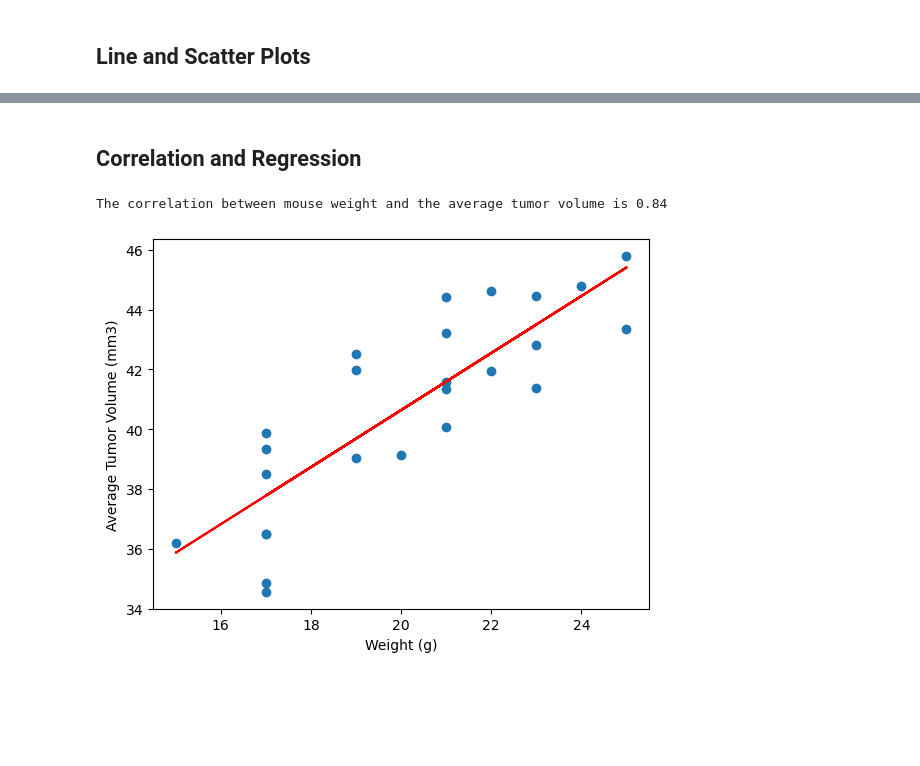
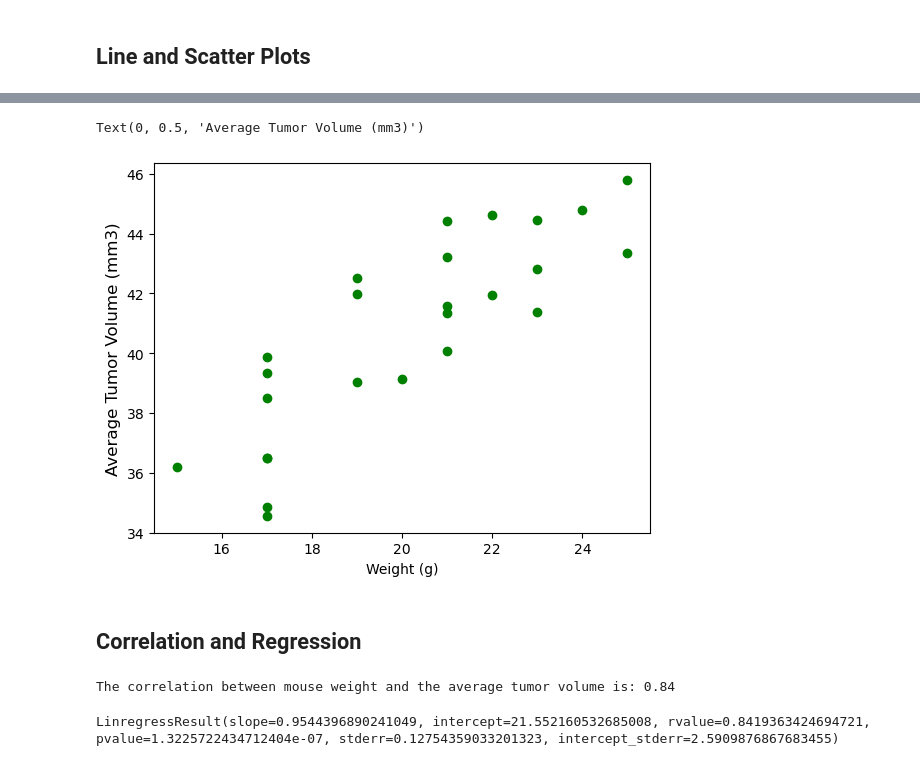
Before and after one commit to AdrianD1021/pymaceuticals, a Jupyter notebook: Starter_Code/Pymaceuticals/pymaceuticals_starter.ipynb, the cells around one changed output, grey strips where cells are left out. Drawn from its saved outputs; the diff is of its cells as text; code cells hidden in the pictures; blank space fills up the shorter version.

```diff
--- a/Starter_Code/Pymaceuticals/pymaceuticals_starter.ipynb
+++ b/Starter_Code/Pymaceuticals/pymaceuticals_starter.ipynb
@@ -478,8 +474,36 @@ Text(0, 0.5, 'Tumor Volume (mm3)')
+# %%
+# Generate a scatter plot of mouse weight vs. the average observed tumor volume for the entire Capomulin regimen
+
+#fig1,ax1=plt.subplots(figsize=(15,10))
+Avg_Capo_VolY=Capomulin.groupby('Mouse ID').mean(numeric_only=True)['Tumor Volume (mm3)']
+Avg_Capo_VolX=Capomulin.groupby('Mouse ID').mean(numeric_only=True)['Weight (g)']
+#Avg_Capo_Vol.mean(numeric_only=True)
+#Avg_Capo_Vol.head(10)
+#Capomulin.groupby(['Mouse ID'])['Weight (g)'].mean()
+
+Avg_Capo_VolX.head()
+Avg_Capo_VolY.head()
+
+
+plt.scatter(Avg_Capo_VolX,Avg_Capo_VolY,color='green')
+plt.xlabel("Weight (g)")
+plt.ylabel('Average Tumor Volume (mm3)',fontsize=12)
+
+#plt.show()
+# %% [output]
+Text(0, 0.5, 'Average Tumor Volume (mm3)')
+[figure, added]
 # %% [markdown]
 ## Correlation and Regression
 # %%
 # Calculate the correlation coefficient and a linear regression model
 # for mouse weight and average observed tumor volume for the entire Capomulin regimen
+
+cor_cof=st.pearsonr(Avg_Capo_VolX,Avg_Capo_VolY)
+print(f"The correlation between mouse weight and the average tumor volume is: {round(cor_cof[0],2)}")
+
+model=st.linregress(Avg_Capo_VolX,Avg_Capo_VolY)
+model
 # %% [output]
-The correlation between mouse weight and the average tumor volume is 0.84
+The correlation between mouse weight and the average tumor volume is: 0.84
-[figure, removed]
+LinregressResult(slope=0.9544396890241049, intercept=21.552160532685008, rvalue=0.8419363424694721, pvalue=1.3225722434712404e-07, stderr=0.12754359033201323, intercept_stderr=2.5909876867683455)
```
Also changed, not shown: parts of 5 cells of this notebook.
